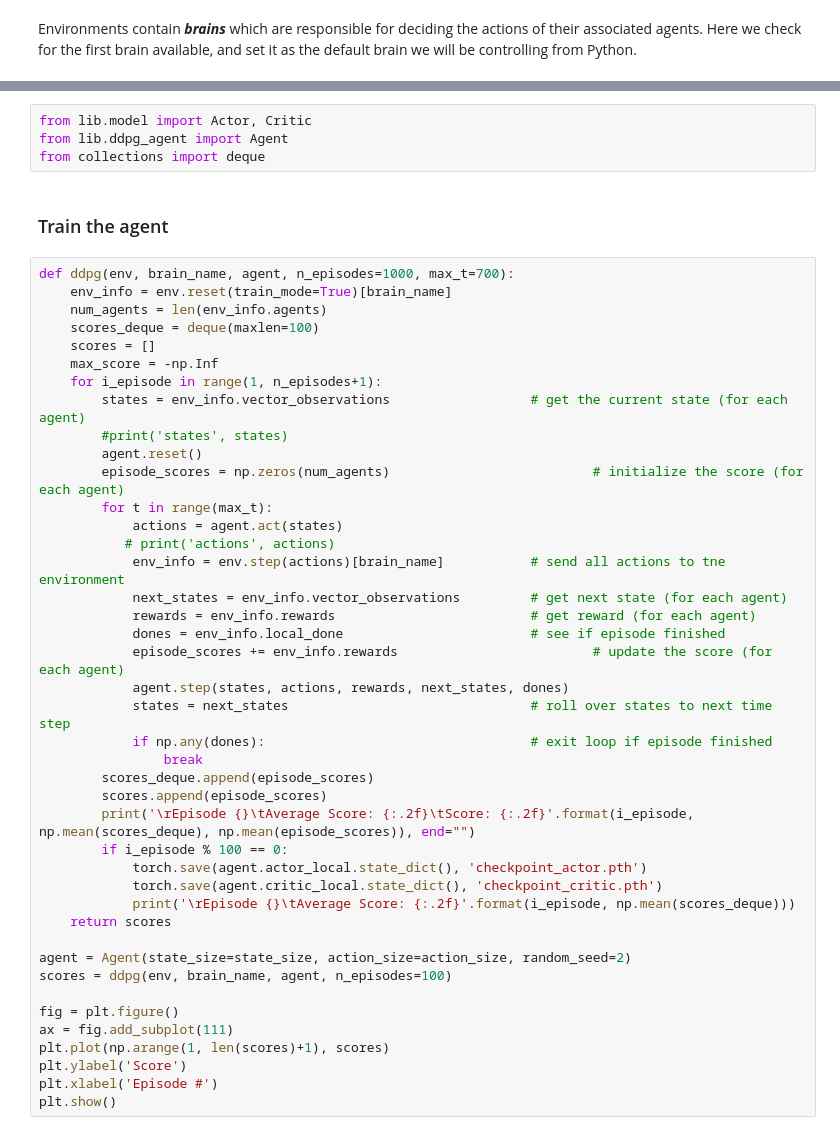
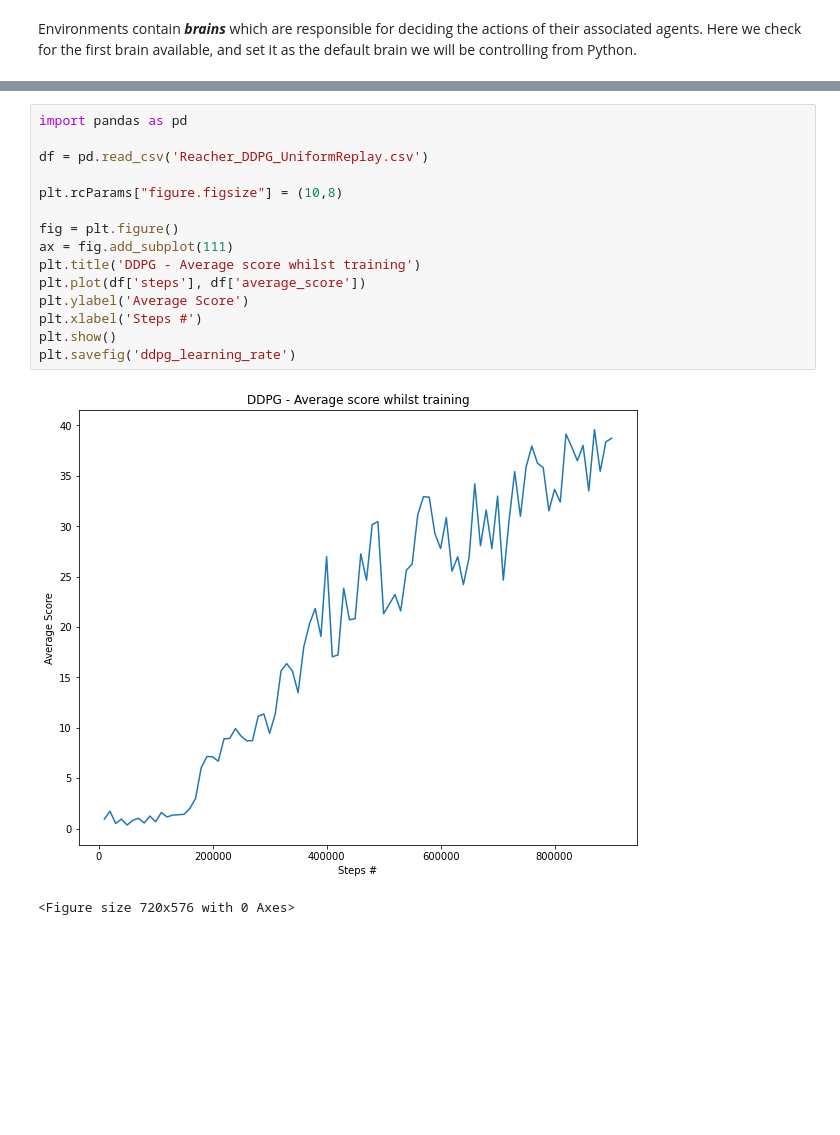
Before and after one commit to markmelling/rl_continuous_control, a Jupyter notebook: Continuous_Control.ipynb, the cells around one changed output, grey strips where cells are left out. Cells and saved outputs as stored; diff of their text form; blank space fills up the shorter version.

Commit message:
Reacher environment solved using DDPG and TD3

```diff
--- a/Continuous_Control.ipynb
+++ b/Continuous_Control.ipynb
@@ -147,48 +169,18 @@ env_info = env.reset(train_mode=True)[brain_name]
-# %%
-from lib.model import Actor, Critic
-from lib.ddpg_agent import Agent
-from collections import deque
-# %% [markdown]
-### Train the agent
-# %%
-def ddpg(env, brain_name, agent, n_episodes=1000, max_t=700):
-    env_info = env.reset(train_mode=True)[brain_name]
-    num_agents = len(env_info.agents)
-    scores_deque = deque(maxlen=100)
-    scores = []
-    max_score = -np.Inf
-    for i_episode in range(1, n_episodes+1):
-        states = env_info.vector_observations                  # get the current state (for each agent)
-        #print('states', states)
-        agent.reset()
-        episode_scores = np.zeros(num_agents)                          # initialize the score (for each agent)
-        for t in range(max_t):
-            actions = agent.act(states)
-           # print('actions', actions)
-            env_info = env.step(actions)[brain_name]           # send all actions to tne environment
-            next_states = env_info.vector_observations         # get next state (for each agent)
-            rewards = env_info.rewards                         # get reward (for each agent)
-            dones = env_info.local_done                        # see if episode finished
-            episode_scores += env_info.rewards                         # update the score (for each agent)
-            agent.step(states, actions, rewards, next_states, dones)
-            states = next_states                               # roll over states to next time step
-            if np.any(dones):                                  # exit loop if episode finished
-                break
-        scores_deque.append(episode_scores)
-        scores.append(episode_scores)
-        print('\rEpisode {}\tAverage Score: {:.2f}\tScore: {:.2f}'.format(i_episode, np.mean(scores_deque), np.mean(episode_scores)), end="")
-        if i_episode % 100 == 0:
-            torch.save(agent.actor_local.state_dict(), 'checkpoint_actor.pth')
-            torch.save(agent.critic_local.state_dict(), 'checkpoint_critic.pth')
-            print('\rEpisode {}\tAverage Score: {:.2f}'.format(i_episode, np.mean(scores_deque)))
-    return scores
-
-agent = Agent(state_size=state_size, action_size=action_size, random_seed=2)
-scores = ddpg(env, brain_name, agent, n_episodes=100)
-
-fig = plt.figure()
-ax = fig.add_subplot(111)
-plt.plot(np.arange(1, len(scores)+1), scores)
-plt.ylabel('Score')
-plt.xlabel('Episode #')
-plt.show()
+# %%
+import pandas as pd
+
+df = pd.read_csv('Reacher_DDPG_UniformReplay.csv')
+
+plt.rcParams["figure.figsize"] = (10,8)
+
+fig = plt.figure()
+ax = fig.add_subplot(111)
+plt.title('DDPG - Average score whilst training')
+plt.plot(df['steps'], df['average_score'])
+plt.ylabel('Average Score')
+plt.xlabel('Steps #')
+plt.show()
+plt.savefig('ddpg_learning_rate')
+# %% [output]
+[figure, added]
+<Figure size 720x576 with 0 Axes>
```
Also changed, not shown: parts of 13 cells of this notebook, 57 other files.
